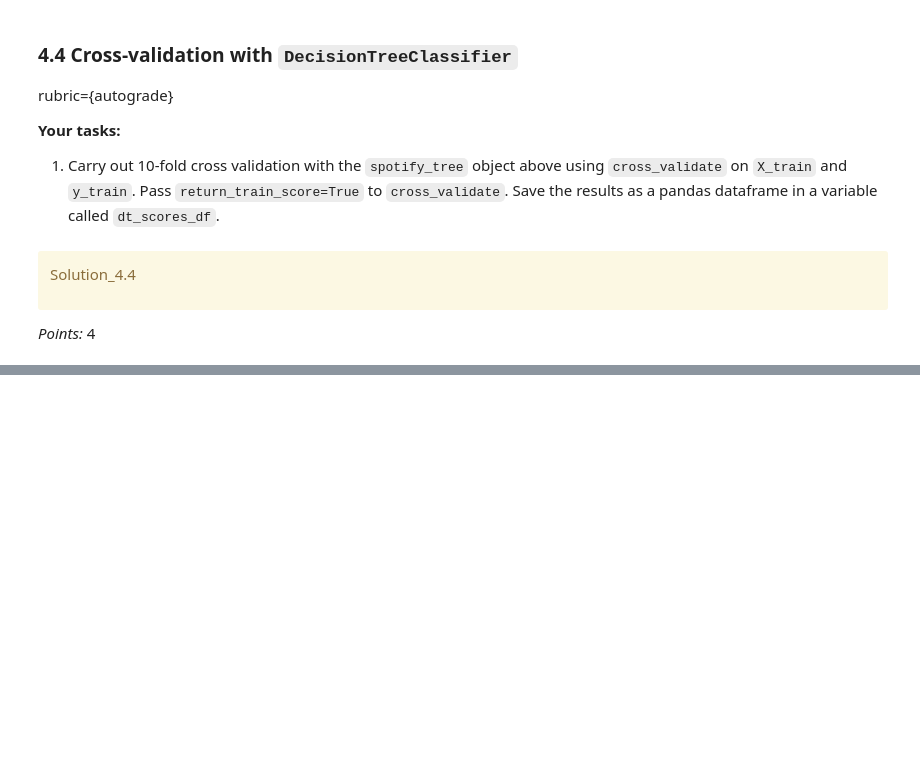
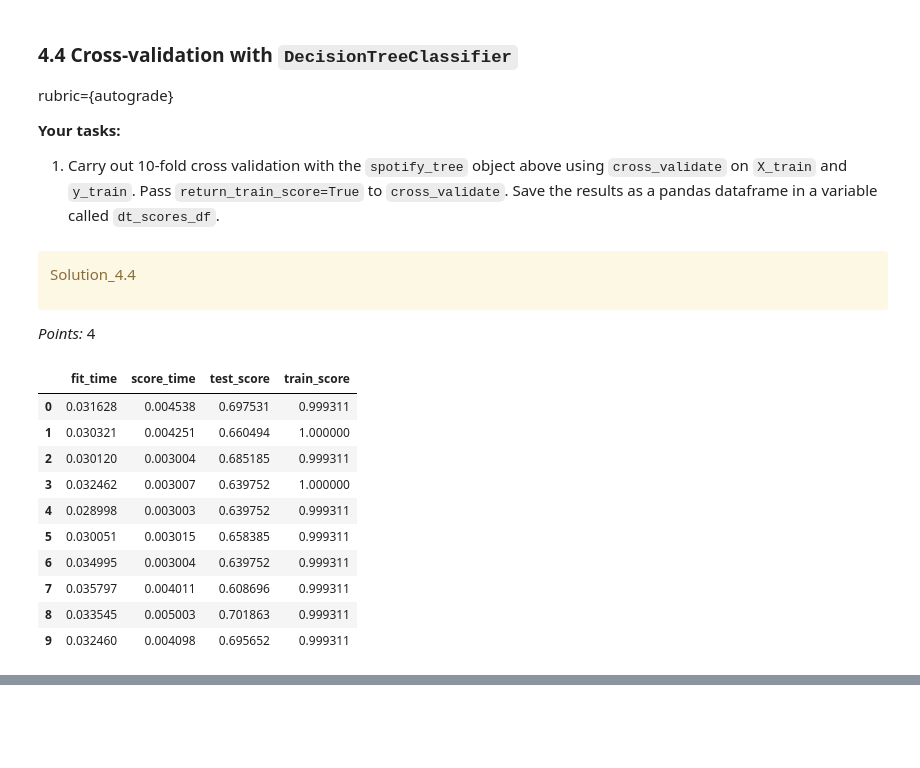
Before and after one commit to ansonnchan/cpsc-330, a Jupyter notebook: homeworks/HW2/hw2.ipynb, the cells around one changed output, grey strips where cells are left out. Saved outputs shown, nothing was run; the diff lists cells and outputs as text; code cells hidden in the pictures; blank space fills up the shorter version.

```diff
--- a/homeworks/HW2/hw2.ipynb
+++ b/homeworks/HW2/hw2.ipynb
@@ -703,0 +797,4 @@ spotify_tree = None
+# %%
+spotify_tree = DecisionTreeClassifier(random_state=123)
+
+...
@@ -727,2 +824,18 @@ dt_scores_df = None
+# %%
+cv_results = cross_validate(spotify_tree, X_train, y_train, cv=10, return_train_score=True)
+dt_scores_df = pd.DataFrame(cv_results)
+dt_scores_df
+# %% [output]
+|  | fit_time | score_time | test_score | train_score |
+| 0 | 0.031628 | 0.004538 | 0.697531 | 0.999311 |
+| 1 | 0.030321 | 0.004251 | 0.660494 | 1.000000 |
+| 2 | 0.030120 | 0.003004 | 0.685185 | 0.999311 |
+| 3 | 0.032462 | 0.003007 | 0.639752 | 1.000000 |
+| 4 | 0.028998 | 0.003003 | 0.639752 | 0.999311 |
+| 5 | 0.030051 | 0.003015 | 0.658385 | 0.999311 |
+| 6 | 0.034995 | 0.003004 | 0.639752 | 0.999311 |
+| 7 | 0.035797 | 0.004011 | 0.608696 | 0.999311 |
+| 8 | 0.033545 | 0.005003 | 0.701863 | 0.999311 |
+| 9 | 0.032460 | 0.004098 | 0.695652 | 0.999311 |
 # %%
 grader.check("q4.4")
```
Also changed, not shown: parts of 76 cells of this notebook, 1 other file.
